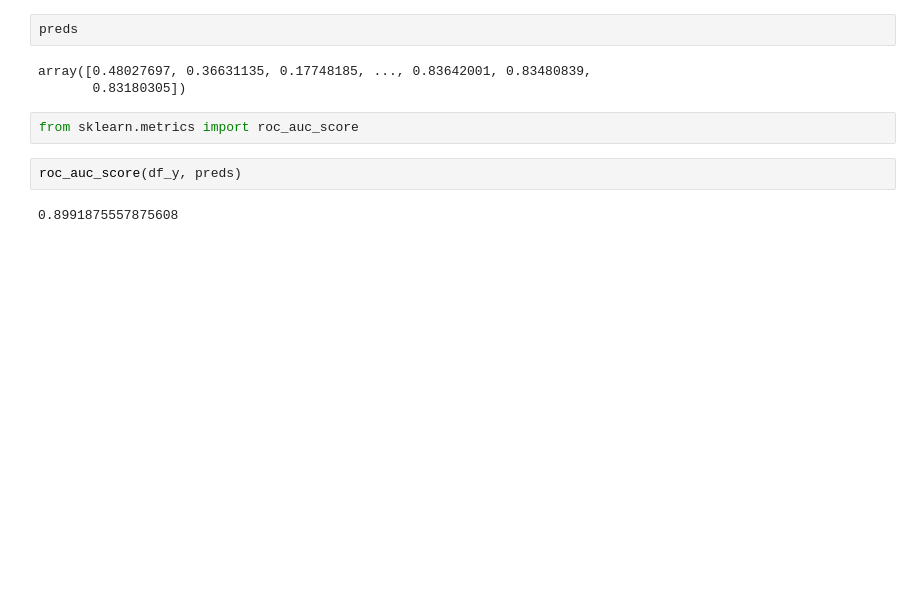
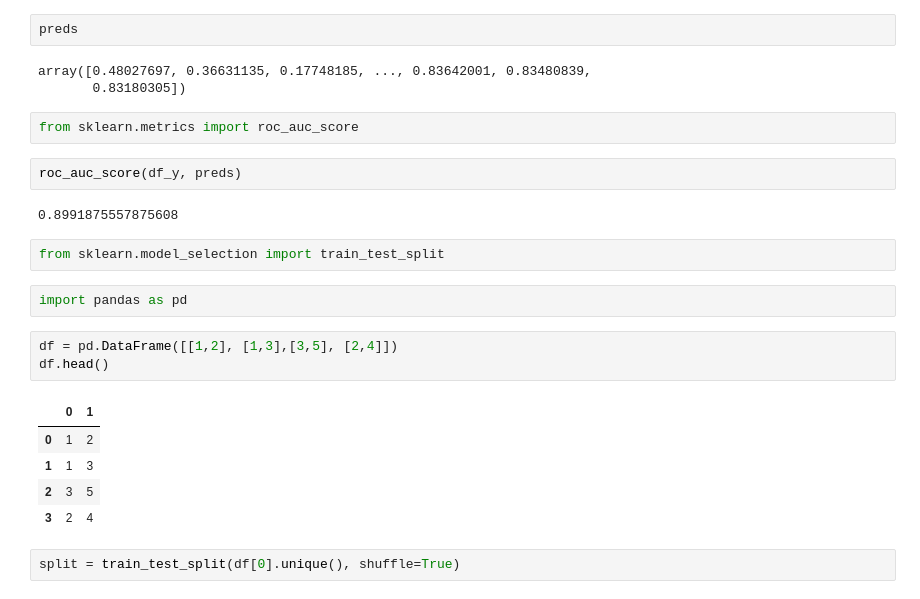
Before and after one commit to piotrekp1/ml-atp, a Jupyter notebook: notebooks/bad_classifier.ipynb, the cells around one changed output. Drawn from its saved outputs; the diff is of its cells as text; blank space fills up the shorter version.

```diff
--- a/notebooks/bad_classifier.ipynb
+++ b/notebooks/bad_classifier.ipynb
@@ -189,3 +242,18 @@ from sklearn.metrics import roc_auc_score
 roc_auc_score(df_y, preds)
 # %% [output]
 0.8991875557875608
+# %%
+from sklearn.model_selection import train_test_split
+# %%
+import pandas as pd
+# %%
+df = pd.DataFrame([[1,2], [1,3],[3,5], [2,4]])
+df.head()
+# %% [output]
+|  | 0 | 1 |
+| 0 | 1 | 2 |
+| 1 | 1 | 3 |
+| 2 | 3 | 5 |
+| 3 | 2 | 4 |
+# %%
+split = train_test_split(df[0].unique(), shuffle=True)
```
Also changed, not shown: parts of 35 cells of this notebook.
